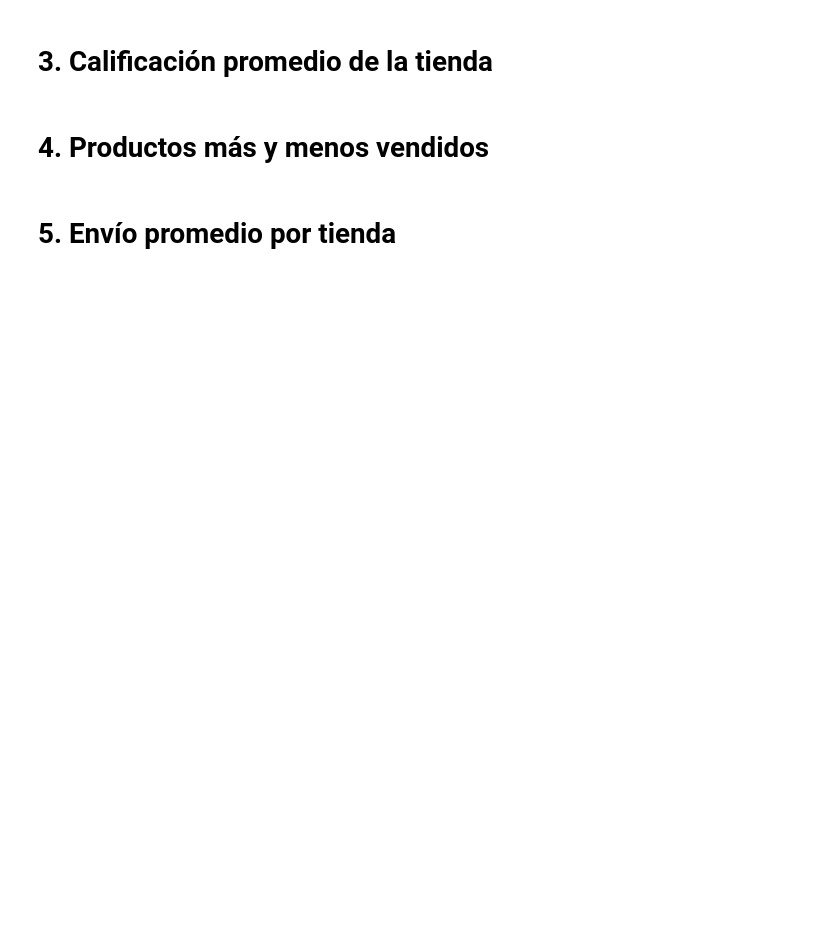
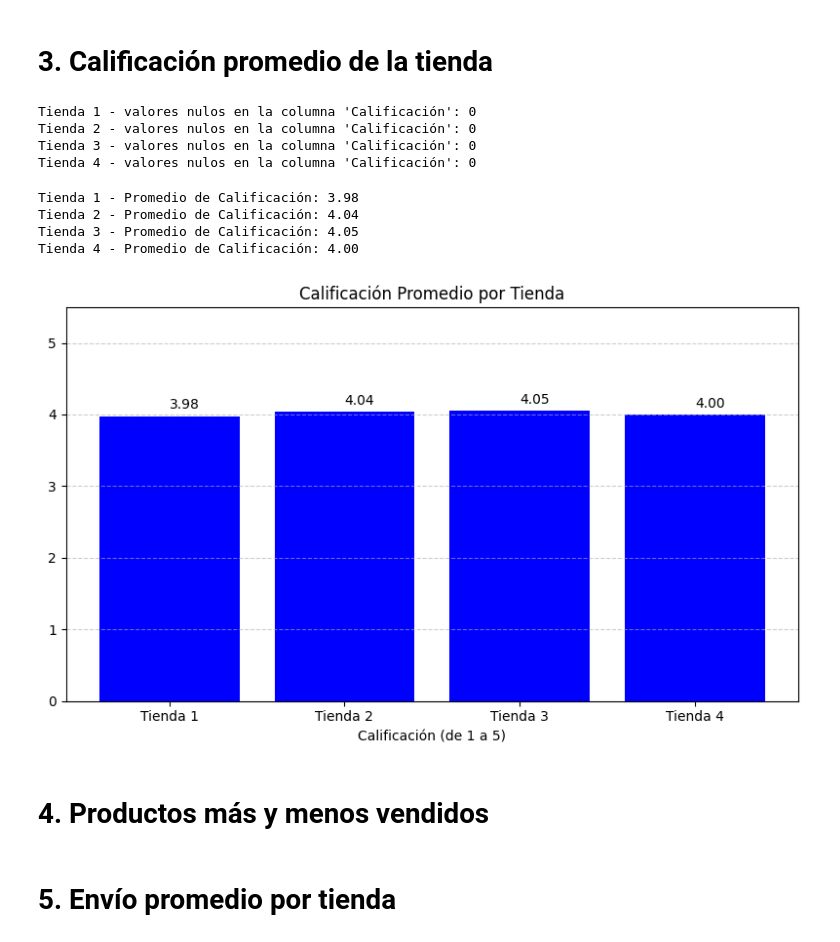
Before and after one commit to JackSmithJaimesRua/Challenge_1, a Jupyter notebook: challenge1-data-science-latam/AluraStoreLatam.ipynb, the cells around one changed output. Saved outputs shown, nothing was run; the diff lists cells and outputs as text; code cells hidden in the pictures; blank space fills up the shorter version.

```diff
--- a/challenge1-data-science-latam/AluraStoreLatam.ipynb
+++ b/challenge1-data-science-latam/AluraStoreLatam.ipynb
@@ -64,2 +76,25 @@ Text(0, 0.5, 'Ingresos')
 # %% [markdown]
 # 2. Ventas por categoría
+# %%
+# función para contar las categorias mas comunes en un dataFrame
+def contar_categorias(df, top_n=5):
+  conteo = df['Categoria del Producto'].value_counts().head(top_n)
+  print("Top", top_n , "Categoria más vendidas:")
+  print(conteo)
+  return conteo
+
+# Función para obtener la lista de categorías únicas de una tienda
+def listar_categorias(df):
+  categorias = df['Categoría del Producto'].dropna().unique().tolist()
+  print("Lista de categorías:")
+  print(categorias)
+  return categorias
+
+# Lista de tiendas (DataFrame)
+tiendas = [tienda, tienda2, tienda3, tienda4]
+nombres = ['Tienda 1', 'Tienda 2', 'Tienda 3', 'Tienda 4']
+
+# Recorrer cada tienda y mostrar sus categorías
+for i, tienda_df in enumerate(tiendas, start=1):
+  print(f"\nAnálisis de la tienda {i}:")
+  listar_categorias(tienda_df)
@@ -66,5 +219,56 @@ Text(0, 0.5, 'Ingresos')
 # %% [markdown]
 # 3. Calificación promedio de la tienda
+# %%
+# Lista de DataFrames y nombres para impresión
+tiendas = [tienda, tienda2, tienda3, tienda4]
+nombres = ['Tienda 1', 'Tienda 2', 'Tienda 3', 'Tienda 4']
+
+# Mostrar cuántos valores nulos hay en la columna 'Calificación' por tienda
+for nombre, df in zip(nombres, tiendas):
+    nulos = df['Calificación'].isnull().sum()
+    print(f"{nombre} - valores nulos en la columna 'Calificación': {nulos}")
+# %% [output]
+Tienda 1 - valores nulos en la columna 'Calificación': 0
+Tienda 2 - valores nulos en la columna 'Calificación': 0
+Tienda 3 - valores nulos en la columna 'Calificación': 0
+Tienda 4 - valores nulos en la columna 'Calificación': 0
+# %%
+# Función para obtener el promedio de calificación
+def obtener_calificacion_promedio(df):
+  return df['Calificación'].mean()
+
+# lista de DataFrames y sus nombres
+tiendas = [tienda, tienda2, tienda3, tienda4]
+nombres = ['Tienda 1', 'Tienda 2', 'Tienda 3', 'Tienda 4']
+
+# Calcular y mostrar el promedio de calificación por tienda
+for nombre, tienda_df in zip(nombres_tiendas, tiendas):
+  promedio = obtener_calificacion_promedio(tienda_df)
+  print(f"{nombre} - Promedio de Calificación: {promedio:.2f}")
+# %% [output]
+Tienda 1 - Promedio de Calificación: 3.98
+Tienda 2 - Promedio de Calificación: 4.04
+Tienda 3 - Promedio de Calificación: 4.05
+Tienda 4 - Promedio de Calificación: 4.00
+# %%
+calificaciones = [calif_t1, calif_t2, calif_t3, calif_t4]
+nombres_tiendas = ['Tienda 1', 'Tienda 2', 'Tienda 3', 'Tienda 4']
+
+plt.figure(figsize=(8, 5))
+barras = plt.bar(nombres_tiendas, calificaciones, color='blue')
+
+for i, barra in enumerate(barras):
+  altura = barra.get_height()
+  plt.text(barra.get_x() + barra.get_width() / 2, altura + 0.1, f'{calificaciones[i]:.2f}')
+
+plt.title('Calificación Promedio por Tienda')
+plt.xlabel('Calificación (de 1 a 5)')
+plt.ylim(0, 5.5)
+plt.grid(axis='y', linestyle='--', alpha=0.6)
+plt.tight_layout()
+plt.show()
+# %% [output]
+[figure, added]
 # %% [markdown]
 # 4. Productos más y menos vendidos
 # %% [markdown]
```
Also changed, not shown: parts of 6 cells of this notebook.
